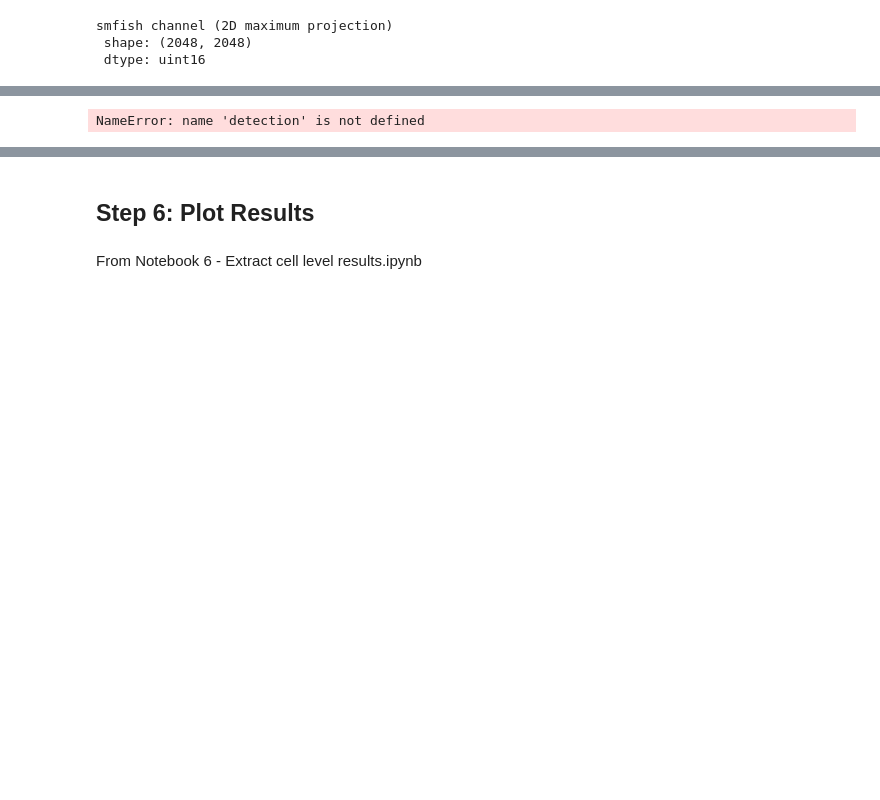
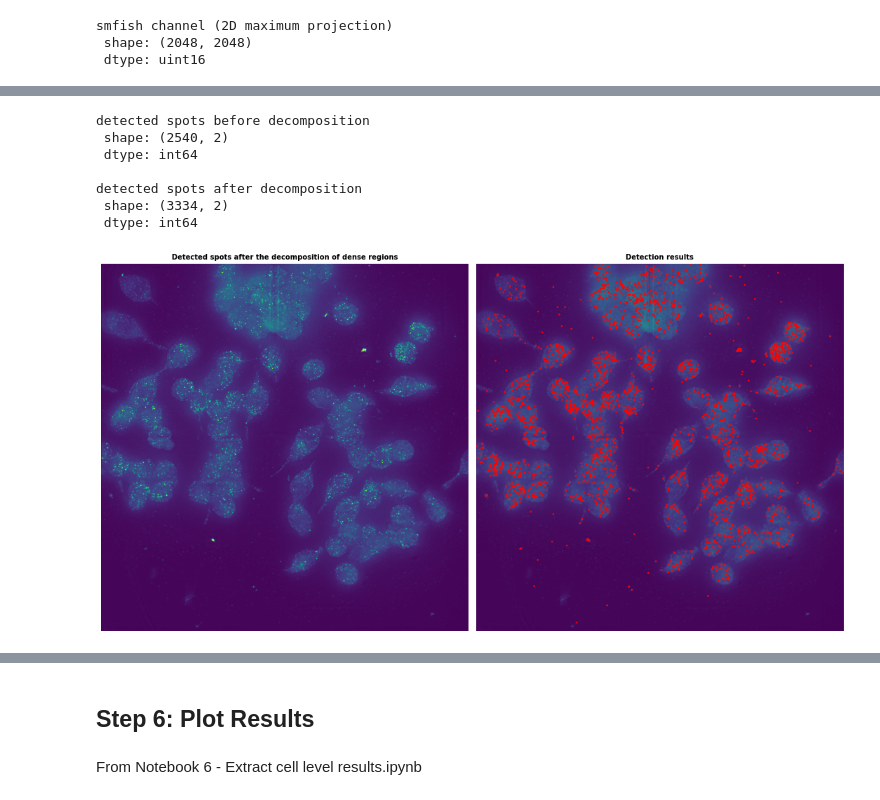
Before and after one commit to mspend/big-fish-examples, a Jupyter notebook: notebooks/BioProteanLab_smFISH_one_tile_2d.ipynb, the cells around one changed output, grey strips where cells are left out. Cells and saved outputs as stored; diff of their text form; code cells hidden in the pictures; blank space fills up the shorter version.

```diff
--- a/notebooks/BioProteanLab_smFISH_one_tile_2d.ipynb
+++ b/notebooks/BioProteanLab_smFISH_one_tile_2d.ipynb
@@ -89,0 +126,10 @@ detected spots
+# %%
+spots, threshold = detection.detect_spots(
+    images=rna,
+    return_threshold=True,
+    log_kernel_size=(1.167, 1.456, 1.456),
+    minimum_distance=(1.167, 1.456, 1.456))
+print("detected spots")
+print("\r shape: {0}".format(spots.shape))
+print("\r dtype: {0}".format(spots.dtype))
+print("\r threshold: {0}".format(threshold))
@@ -90,12 +151,12 @@ detected spots
 # %%
 spots_post_decomposition, dense_regions, reference_spot = detection.decompose_dense(
-image=rna_mip,
-spots=spots,
-voxel_size=(103, 103),
-spot_radius=(150, 150),
-alpha=0.7,  # alpha impacts the number of spots per candidate region
-beta=1,  # beta impacts the number of candidate regions to decompose
-gamma=5)  # gamma the filtering step to denoise the image
+    image=rna_mip,
+    spots=spots,
+    voxel_size=(103, 103),
+    spot_radius=(150, 150),
+    alpha=0.7,  # alpha impacts the number of spots per candidate region
+    beta=1,  # beta impacts the number of candidate regions to decompose
+    gamma=5)  # gamma the filtering step to denoise the image
 print("detected spots before decomposition")
 print("\r shape: {0}".format(spots.shape))
 print("\r dtype: {0}".format(spots.dtype), "\n")
@@ -103,4 +164,14 @@ print("detected spots after decomposition")
 print("\r shape: {0}".format(spots_post_decomposition.shape))
 print("\r dtype: {0}".format(spots_post_decomposition.dtype))
 # %% [output]
-NameError: name 'detection' is not defined
+detected spots before decomposition
+ shape: (2540, 2)
+ dtype: int64
+
+detected spots after decomposition
+ shape: (3334, 2)
+ dtype: int64
+# %%
+plot.plot_detection(rna_mip, spots_post_decomposition, contrast=True, title="Detected spots after the decomposition of dense regions")
+# %% [output]
+[figure, added]
```
Also changed, not shown: parts of 25 cells of this notebook.
